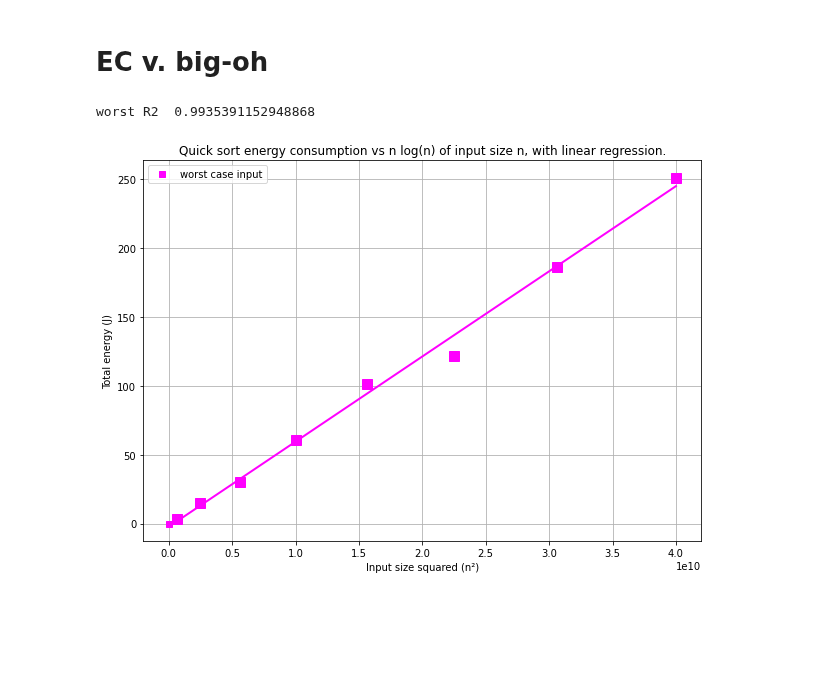
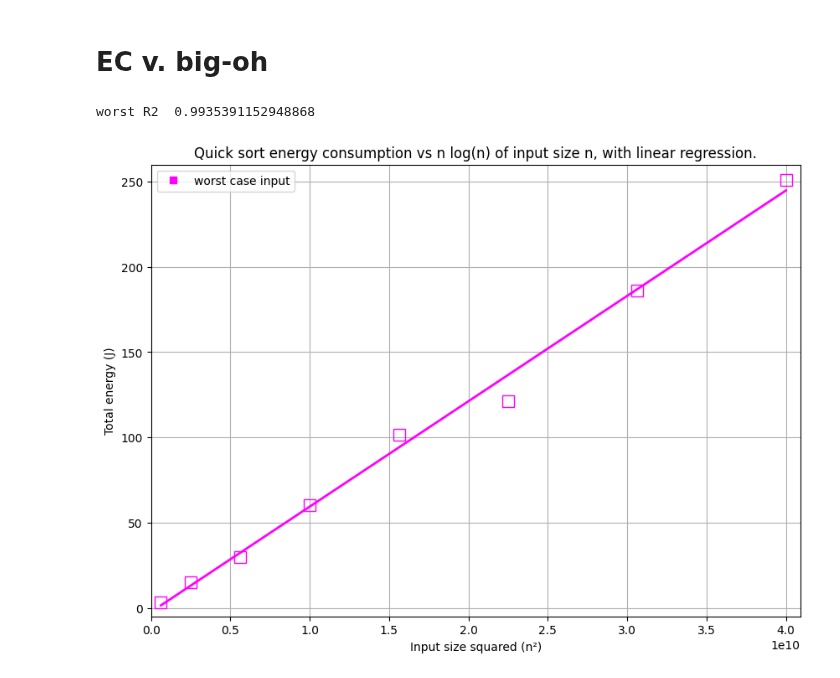
Before and after one commit to hrallil/RAPL_measurements, a Jupyter notebook: Java/FinalResults/SummerAnalysis/QuickMajaTestSlow.ipynb, the cells around one changed output. Saved outputs shown, nothing was run; the diff lists cells and outputs as text; code cells hidden in the pictures; blank space fills up the shorter version.

Commit message:
removed origin dots and made points hollow for quick worst graphs

```diff
--- a/Java/FinalResults/SummerAnalysis/QuickMajaTestSlow.ipynb
+++ b/Java/FinalResults/SummerAnalysis/QuickMajaTestSlow.ipynb
@@ -196,7 +196,7 @@ def polyReg(SeriesX, SeriesY,dg, Label, color, plotLabel = True, regLine=True, p
     #print(f"Parameters of poly: {poly_reg.get_params()}") #does not give what we are looking for
 
     if plotGraph:
-        plt.plot(X, y,dots, color=color,markersize=10)
+        plt.plot(X, y,dots, color=color,markersize=10, markerfacecolor = "none")
         if regLine:
             plt.plot(X, y_poly, color=color, linewidth=2)
         #plt.legend(loc='upper left')
@@ -340,26 +344,28 @@ worst R2  0.9998983429779635
 # %%
 plt.figure(figsize=(10,7))
 color = "red"
 
 Rs = []
 
 # best = polyReg(dfQuickSlowMean[dfQuickSlowMean["Input case"] == "best"]["nlog(n)"], dfQuickSlowMean[dfQuickSlowMean["Input case"] == "best"]["full EC"],1, "Merge time for best case input", "green",dots="d",regLine=False)
 # plt.plot(0000,0000,"d", color="green",label="best case input")
 # for i in range(1,11):
 #     Rs.append(polyReg(dfQuickMean16[dfQuickMean16["Input case"] == f"random{i}"]["nlog(n)"], dfQuickSlowMean[dfQuickMean16["Input case"] == f"random{i}"]["full EC"],1, f"random{i} case input", "darkorange",dots="v"))
 # plt.plot(0000,0000,"v", color="darkorange",label="random1 - random10")
 # for i in range(len(Rs)):
 #     print(f"random{i} R2", Rs[i][1], " \n")
 worst = polyReg(dfQuickSlowMean[dfQuickSlowMean["Input case"] == "worst"]["n^2"], dfQuickSlowMean[dfQuickSlowMean["Input case"] == "worst"]["full EC"],1, "Merge time for worst case input", "fuchsia",dots="s")
-plt.plot(0000,0000,"s", color="fuchsia",label="worst case input")
+plt.plot(-10,50000000000,"s", color="fuchsia",label="worst case input")
 print(f"worst R2 ", worst[1], "\n")
 # print(f"best R2 ", best[1], "\n")
 plt.title("Quick sort energy consumption vs n log(n) of input size n, with linear regression.")
 plt.xlabel("Input size squared (n\u00b2)")
 plt.ylabel("Total energy (J)")
 plt.grid()
+plt.xlim(-20000,40900000000)
+plt.ylim(-5, 260)
 plt.legend()
 plt.show()
 # %% [output]
 worst R2  0.9935391152948868
-[figure, old version]
+[figure, new version]
```
Also changed, not shown: parts of 4 cells of this notebook.
